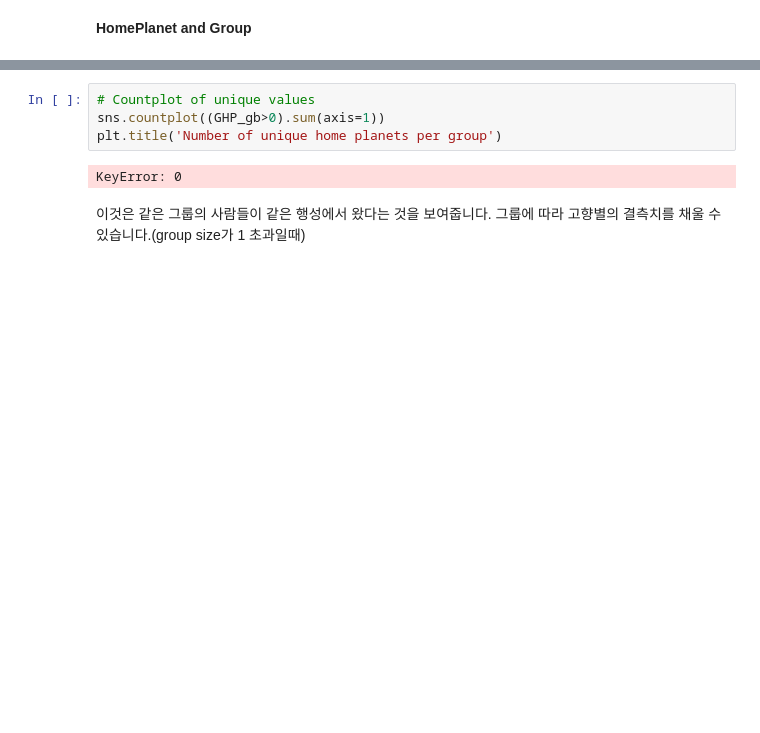
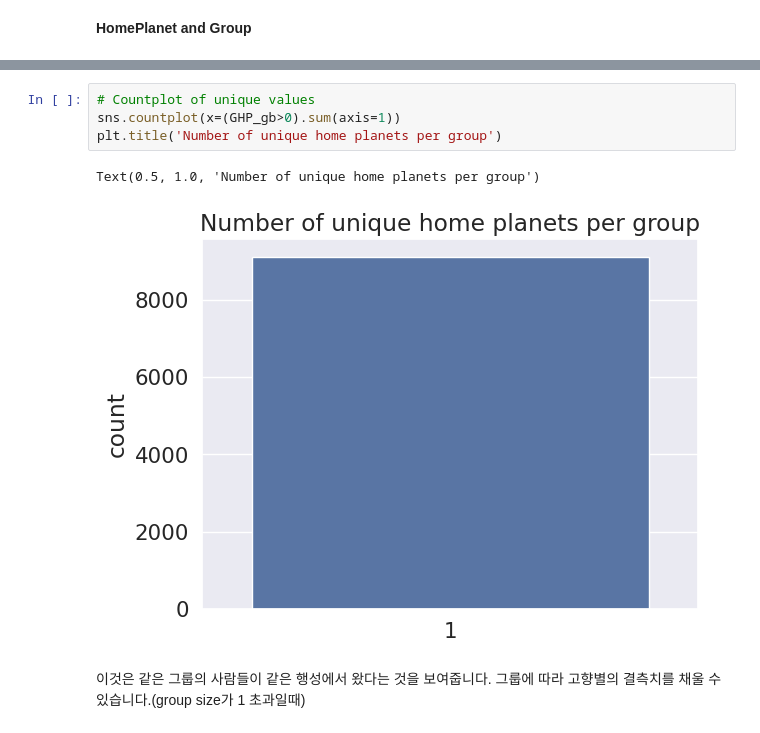
Before and after one commit to JHyeok-Choi/Kaggle_Transcription, a Jupyter notebook: [KT-04]Spaceship-Titanic/spaceship-titanic.ipynb, the cells around one changed output, grey strips where cells are left out. Cells and saved outputs as stored; diff of their text form; blank space fills up the shorter version.

```diff
--- a/[KT-04]Spaceship-Titanic/spaceship-titanic.ipynb
+++ b/[KT-04]Spaceship-Titanic/spaceship-titanic.ipynb
@@ -615,9 +616,10 @@ GHP_gb.head()
 # %%
 # Countplot of unique values
-sns.countplot((GHP_gb>0).sum(axis=1))
+sns.countplot(x=(GHP_gb>0).sum(axis=1))
 plt.title('Number of unique home planets per group')
 # %% [output]
-KeyError: 0
+Text(0.5, 1.0, 'Number of unique home planets per group')
+[figure, added]
 # %% [markdown]
 이것은 같은 그룹의 사람들이 같은 행성에서 왔다는 것을 보여줍니다. 그룹에 따라 고향별의 결측치를 채울 수 있습니다.(group size가 1 초과일때)
 # %%
```
Also changed, not shown: parts of 50 cells of this notebook.
